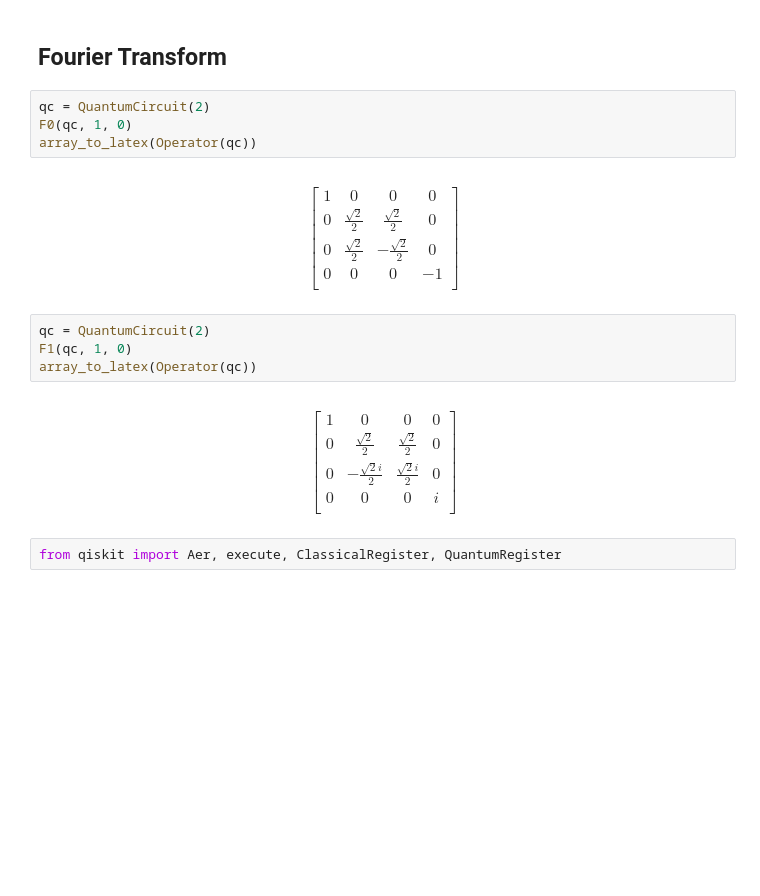
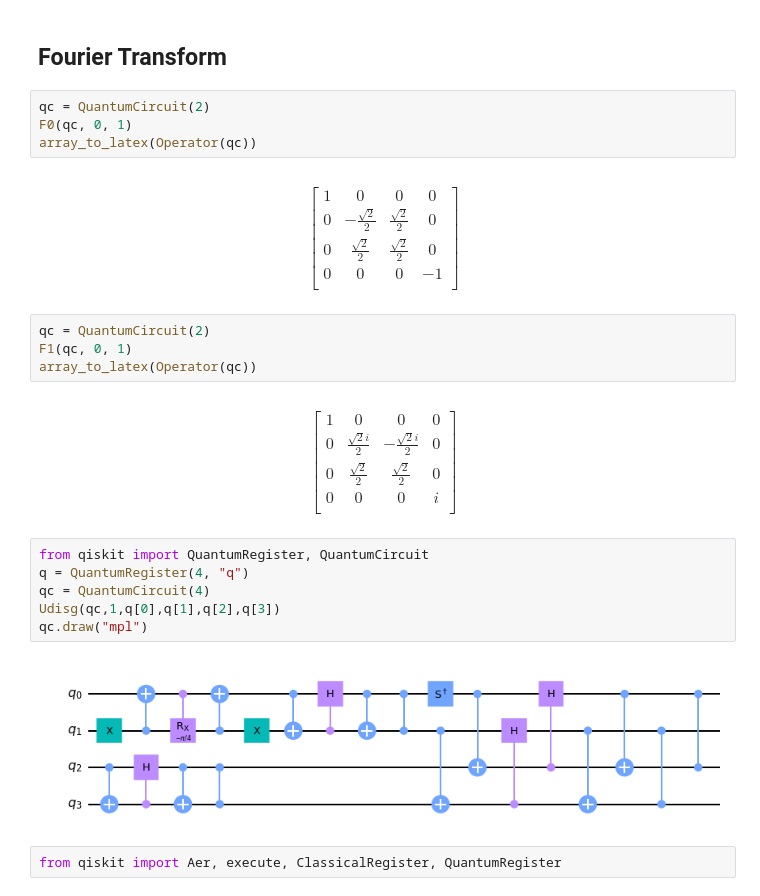
Before and after one commit to Jim137/QuantumSimulation_IsingModel, a Jupyter notebook: 1D_TFIM_sim.ipynb, the cells around one changed output. Drawn from its saved outputs; the diff is of its cells as text; blank space fills up the shorter version.

```diff
--- a/1D_TFIM_sim.ipynb
+++ b/1D_TFIM_sim.ipynb
@@ -93,30 +92,38 @@ $$
 ## Fourier Transform
 # %%
 qc = QuantumCircuit(2)
-F0(qc, 1, 0)
+F0(qc, 0, 1)
 array_to_latex(Operator(qc))
 # %% [output]
 $$
 \begin{bmatrix}
 1 & 0 & 0 & 0  \\
+ 0 & - \frac{\sqrt{2}}{2} & \frac{\sqrt{2}}{2} & 0  \\
  0 & \frac{\sqrt{2}}{2} & \frac{\sqrt{2}}{2} & 0  \\
- 0 & \frac{\sqrt{2}}{2} & - \frac{\sqrt{2}}{2} & 0  \\
  0 & 0 & 0 & -1  \\
  \end{bmatrix}
 $$
 # %%
 qc = QuantumCircuit(2)
-F1(qc, 1, 0)
+F1(qc, 0, 1)
 array_to_latex(Operator(qc))
 # %% [output]
 $$
 \begin{bmatrix}
 1 & 0 & 0 & 0  \\
+ 0 & \frac{\sqrt{2} i}{2} & - \frac{\sqrt{2} i}{2} & 0  \\
  0 & \frac{\sqrt{2}}{2} & \frac{\sqrt{2}}{2} & 0  \\
- 0 & - \frac{\sqrt{2} i}{2} & \frac{\sqrt{2} i}{2} & 0  \\
  0 & 0 & 0 & i  \\
  \end{bmatrix}
 $$
+# %%
+from qiskit import QuantumRegister, QuantumCircuit
+q = QuantumRegister(4, "q")
+qc = QuantumCircuit(4)
+Udisg(qc,1,q[0],q[1],q[2],q[3])
+qc.draw("mpl")
+# %% [output]
+[figure, added]
 # %%
 from qiskit import Aer, execute, ClassicalRegister, QuantumRegister
 # %%
```
Also changed, not shown: parts of 3 cells of this notebook.
